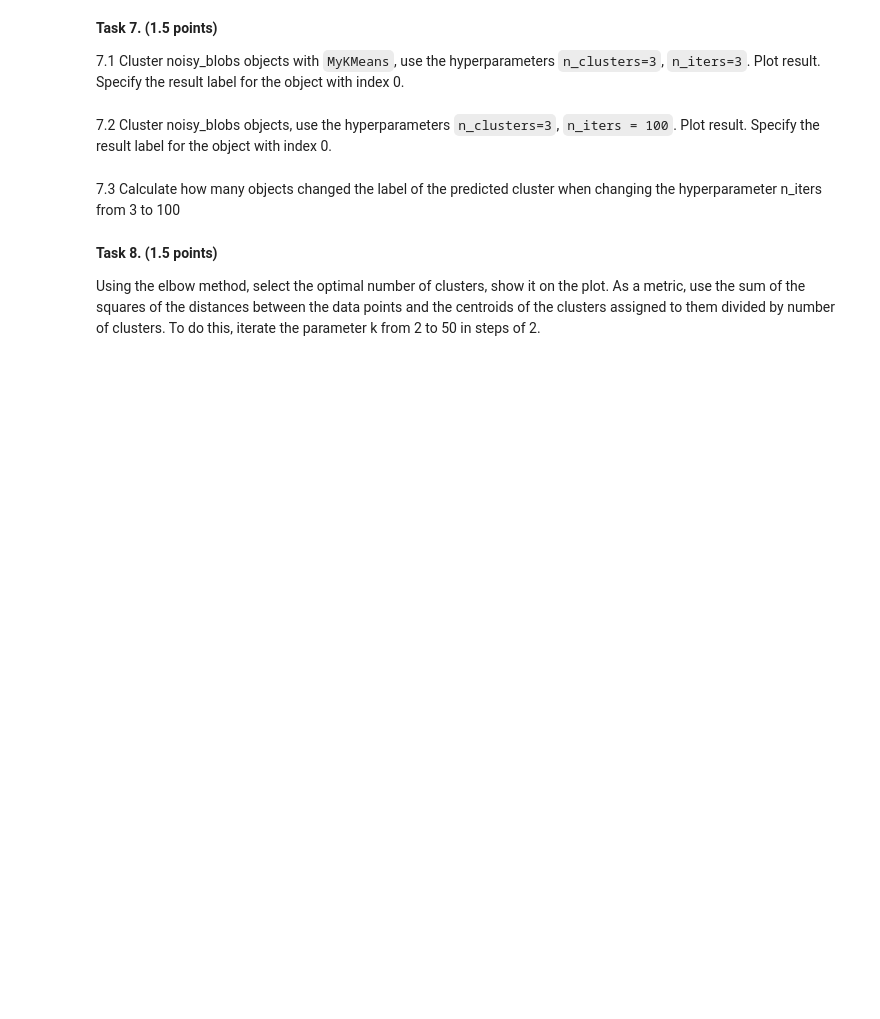
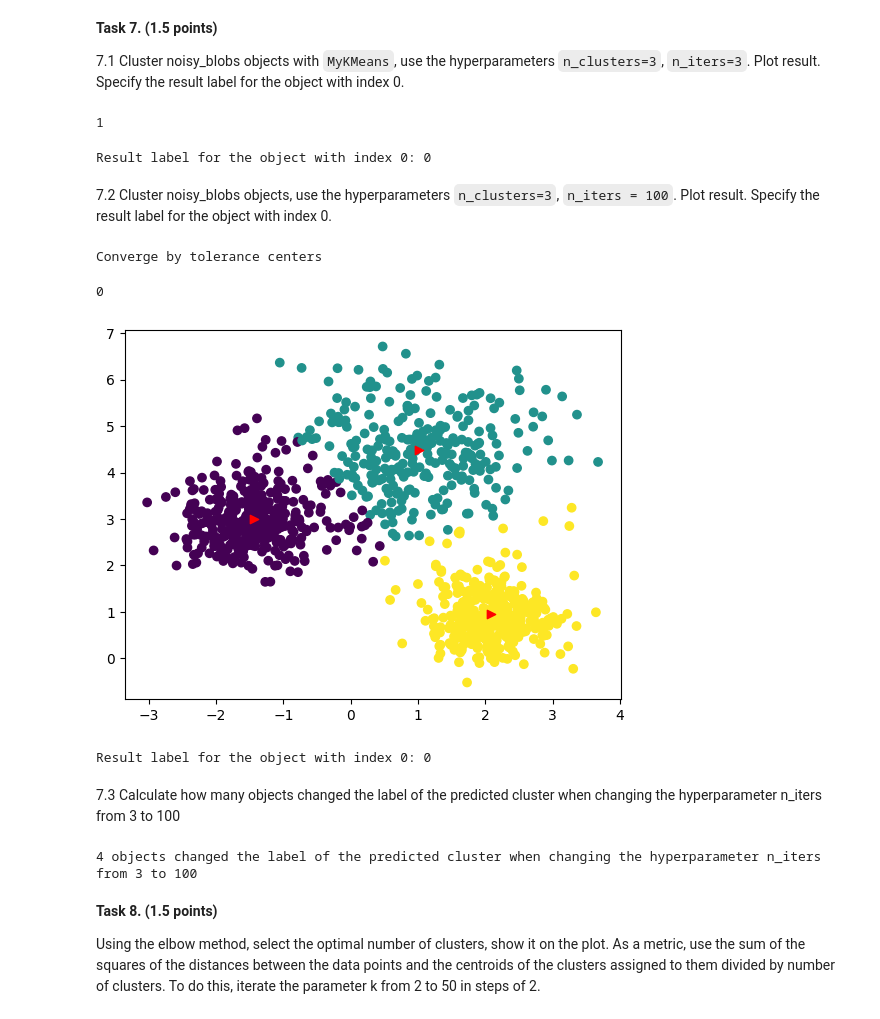
Before and after one commit to qwatro2/hse-mmad, a Jupyter notebook: hw5/Vlasov_NA_222_hw5.ipynb, the cells around one changed output. Cells and saved outputs as stored; diff of their text form; code cells hidden in the pictures; blank space fills up the shorter version.

```diff
--- a/hw5/Vlasov_NA_222_hw5.ipynb
+++ b/hw5/Vlasov_NA_222_hw5.ipynb
@@ -208,17 +313,38 @@ X, y = noisy_blobs
 
 7.1 Cluster noisy_blobs objects with `MyKMeans`, use the hyperparameters `n_clusters=3`, `n_iters=3`. Plot result. Specify the result label for the object with index 0.
 # %%
-## your code here
+kmeans = MyKMeans(n_clusters=3, n_iters=3)
+kmeans.fit(X)
+# %% [output]
+1
+# %%
+pred_3 = kmeans.predict(X)
+print(f"Result label for the object with index 0: {pred_3[0]}")
+# %% [output]
+Result label for the object with index 0: 0
 # %% [markdown]
 7.2 Cluster noisy_blobs objects, use the hyperparameters `n_clusters=3`, `n_iters = 100`. Plot result. Specify the result label for the object with index 0.
 # %%
-# your code here
+kmeans = MyKMeans(n_clusters=3, n_iters=100)
+kmeans.fit(X)
+# %% [output]
+Converge by tolerance centers
+0
+[figure, added]
+# %%
+pred_100 = kmeans.predict(X)
+print(f"Result label for the object with index 0: {pred_100[0]}")
+# %% [output]
+Result label for the object with index 0: 0
 # %% [markdown]
 7.3 Calculate how many objects changed the label of the predicted cluster when changing the hyperparameter n_iters from 3 to 100
 # %%
-## your code here
+non_equals = pred_3 != pred_100
 
-num_of_changed = ...
+num_of_changed = non_equals.sum()
+print(f"{num_of_changed} objects changed the label of the predicted cluster when changing the hyperparameter n_iters from 3 to 100")
+# %% [output]
+4 objects changed the label of the predicted cluster when changing the hyperparameter n_iters from 3 to 100
 # %% [markdown]
 **Task 8. <a id="task6"></a> (1.5 points)**
 
```
Also changed, not shown: parts of 33 cells of this notebook.
